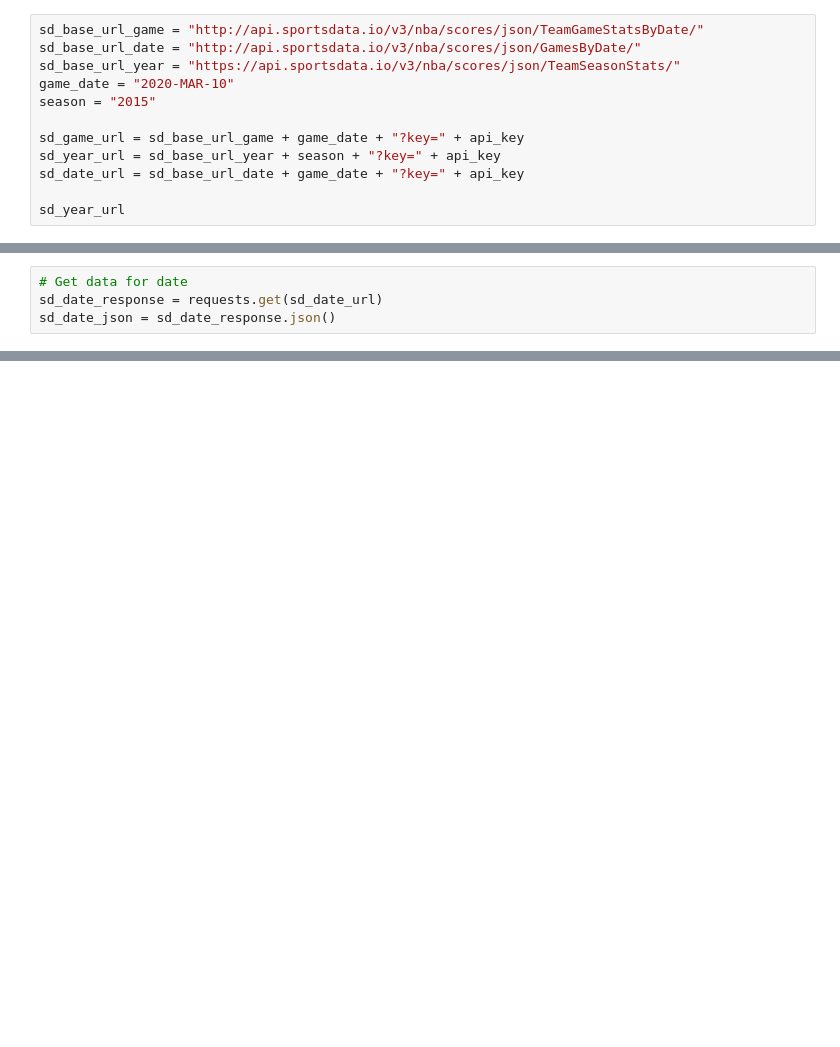
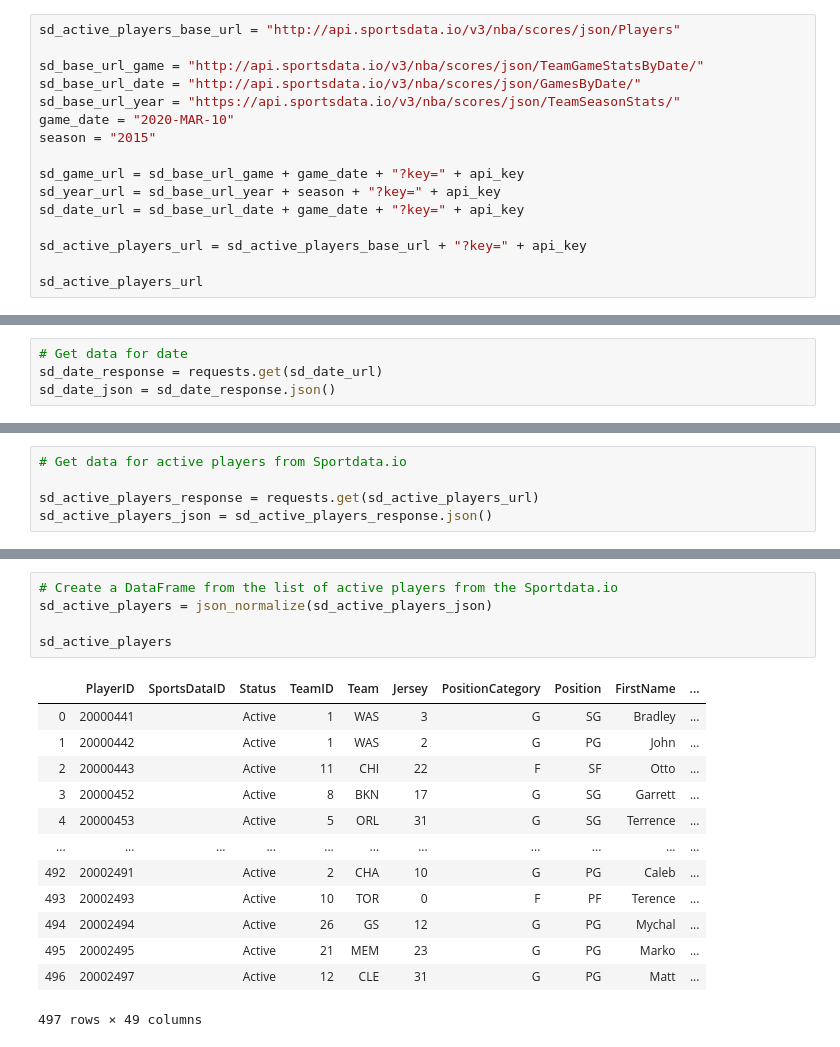
Before and after one commit to brentgarbe/Group6Repo, a Jupyter notebook: Data_Exploration.ipynb, the cells around one changed output, grey strips where cells are left out. Cells and saved outputs as stored; diff of their text form; blank space fills up the shorter version.

```diff
--- a/Data_Exploration.ipynb
+++ b/Data_Exploration.ipynb
@@ -223,4 +212,6 @@ salary_df.head()
 # %%
+sd_active_players_base_url = "http://api.sportsdata.io/v3/nba/scores/json/Players"
+
 sd_base_url_game = "http://api.sportsdata.io/v3/nba/scores/json/TeamGameStatsByDate/"
 sd_base_url_date = "http://api.sportsdata.io/v3/nba/scores/json/GamesByDate/"
 sd_base_url_year = "https://api.sportsdata.io/v3/nba/scores/json/TeamSeasonStats/"
@@ -231,5 +222,7 @@ sd_game_url = sd_base_url_game + game_date + "?key=" + api_key
 sd_year_url = sd_base_url_year + season + "?key=" + api_key
 sd_date_url = sd_base_url_date + game_date + "?key=" + api_key
 
-sd_year_url
+sd_active_players_url = sd_active_players_base_url + "?key=" + api_key
+
+sd_active_players_url
 # %% [output]
@@ -275,0 +242,5 @@ sd_date_json
+# %%
+# Get data for active players from Sportdata.io
+
+sd_active_players_response = requests.get(sd_active_players_url)
+sd_active_players_json = sd_active_players_response.json()
@@ -275,0 +267,19 @@ sd_date_json
+# %%
+# Create a DataFrame from the list of active players from the Sportdata.io
+sd_active_players = json_normalize(sd_active_players_json)
+
+sd_active_players
+# %% [output]
+|  | PlayerID | SportsDataID | Status | TeamID | Team | Jersey | PositionCategory | Position | FirstName | ... |
+| 0 | 20000441 |  | Active | 1 | WAS | 3 | G | SG | Bradley | ... |
+| 1 | 20000442 |  | Active | 1 | WAS | 2 | G | PG | John | ... |
+| 2 | 20000443 |  | Active | 11 | CHI | 22 | F | SF | Otto | ... |
+| 3 | 20000452 |  | Active | 8 | BKN | 17 | G | SG | Garrett | ... |
+| 4 | 20000453 |  | Active | 5 | ORL | 31 | G | SG | Terrence | ... |
+| ... | ... | ... | ... | ... | ... | ... | ... | ... | ... | ... |
+| 492 | 20002491 |  | Active | 2 | CHA | 10 | G | PG | Caleb | ... |
+| 493 | 20002493 |  | Active | 10 | TOR | 0 | F | PF | Terence | ... |
+| 494 | 20002494 |  | Active | 26 | GS | 12 | G | PG | Mychal | ... |
+| 495 | 20002495 |  | Active | 21 | MEM | 23 | G | PG | Marko | ... |
+| 496 | 20002497 |  | Active | 12 | CLE | 31 | G | PG | Matt | ... |
+497 rows × 49 columns
```
Also changed, not shown: parts of 34 cells of this notebook, 5 other files.
